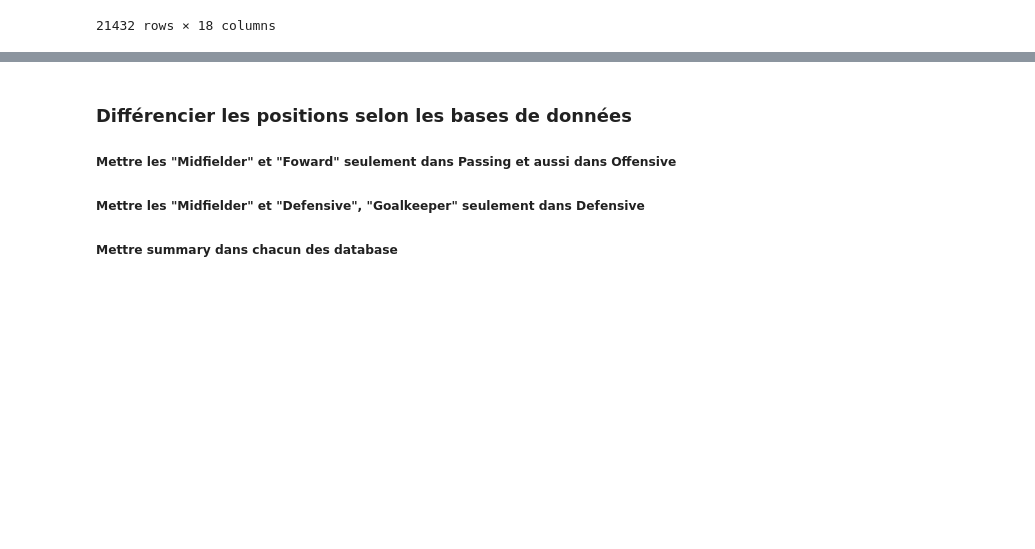
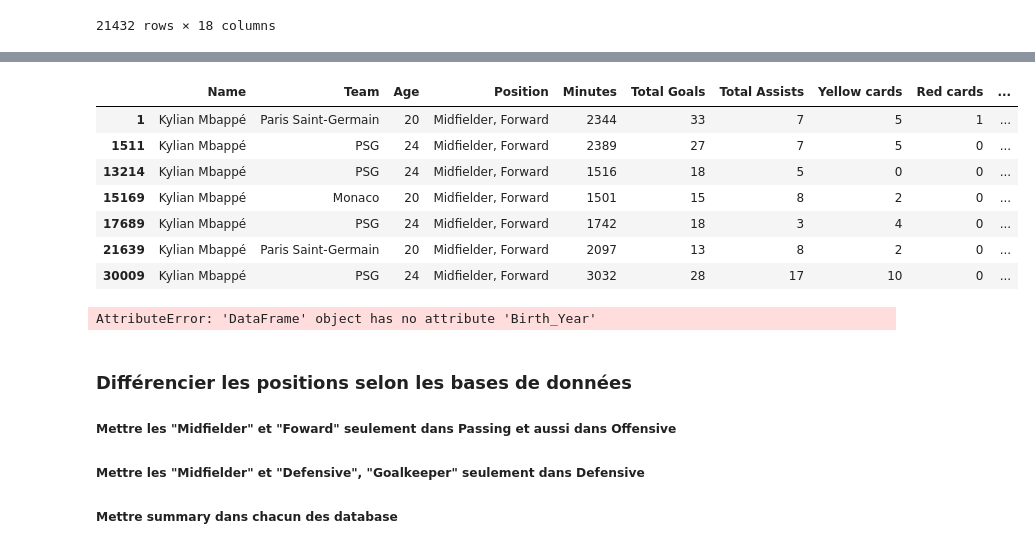
Before and after one commit to lbenyamin/Skoot, a Jupyter notebook: Preprocessing/Preprocessing_Whoscored/Preprocessing_Whoscored_Data.ipynb, the cells around one changed output, grey strips where cells are left out. Cells and saved outputs as stored; diff of their text form; code cells hidden in the pictures; blank space fills up the shorter version.

```diff
--- a/Preprocessing/Preprocessing_Whoscored/Preprocessing_Whoscored_Data.ipynb
+++ b/Preprocessing/Preprocessing_Whoscored/Preprocessing_Whoscored_Data.ipynb
@@ -806,3 +864,18 @@ df_summary
+# %%
+df_summary.loc[df_summary.Name == 'Kylian Mbappé']
+# %% [output]
+|  | Name | Team | Age | Position | Minutes | Total Goals | Total Assists | Yellow cards | Red cards | ... |
+| 1 | Kylian Mbappé | Paris Saint-Germain | 20 | Midfielder, Forward | 2344 | 33 | 7 | 5 | 1 | ... |
+| 1511 | Kylian Mbappé | PSG | 24 | Midfielder, Forward | 2389 | 27 | 7 | 5 | 0 | ... |
+| 13214 | Kylian Mbappé | PSG | 24 | Midfielder, Forward | 1516 | 18 | 5 | 0 | 0 | ... |
+| 15169 | Kylian Mbappé | Monaco | 20 | Midfielder, Forward | 1501 | 15 | 8 | 2 | 0 | ... |
+| 17689 | Kylian Mbappé | PSG | 24 | Midfielder, Forward | 1742 | 18 | 3 | 4 | 0 | ... |
+| 21639 | Kylian Mbappé | Paris Saint-Germain | 20 | Midfielder, Forward | 2097 | 13 | 8 | 2 | 0 | ... |
+| 30009 | Kylian Mbappé | PSG | 24 | Midfielder, Forward | 3032 | 28 | 17 | 10 | 0 | ... |
+# %%
+df_summary.loc[df_summary.Name == 'Kylian Mbappé'].loc[df_summary.Birth_Year.notna()]
+# %% [output]
+AttributeError: 'DataFrame' object has no attribute 'Birth_Year'
 # %% [markdown]
 ### Différencier les positions selon les bases de données
 ##### Mettre les "Midfielder" et "Foward" seulement dans Passing et aussi dans Offensive
```
Also changed, not shown: parts of 19 cells of this notebook.
